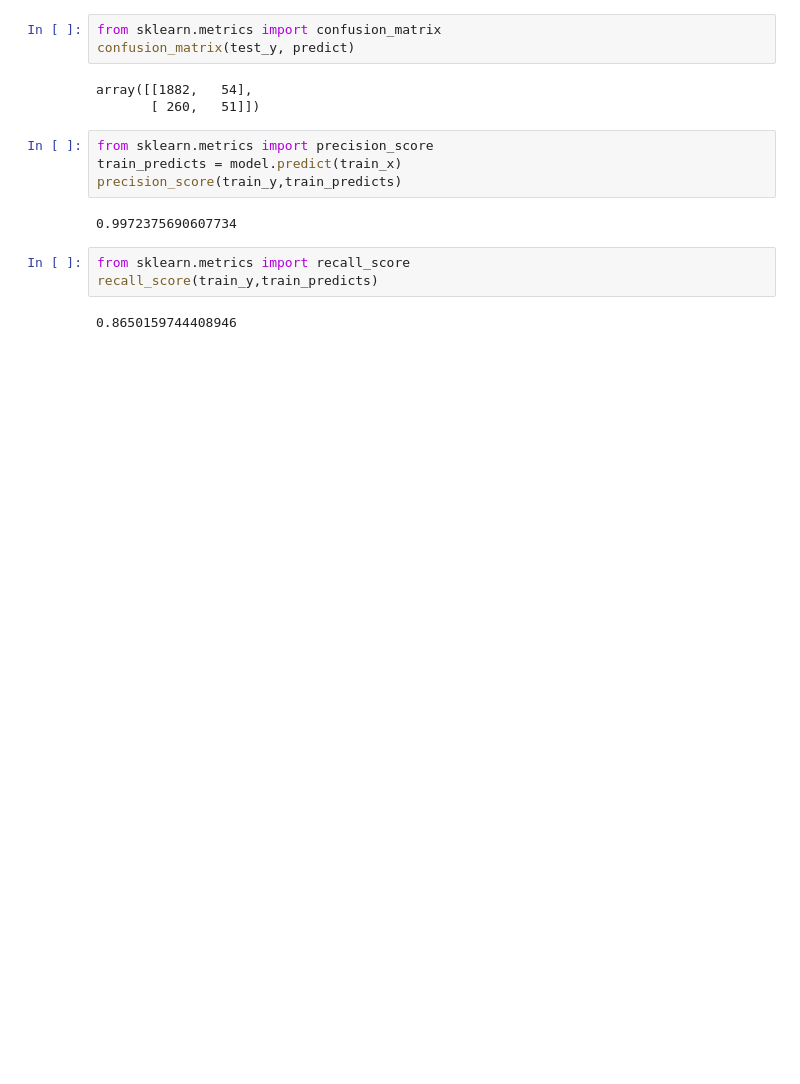
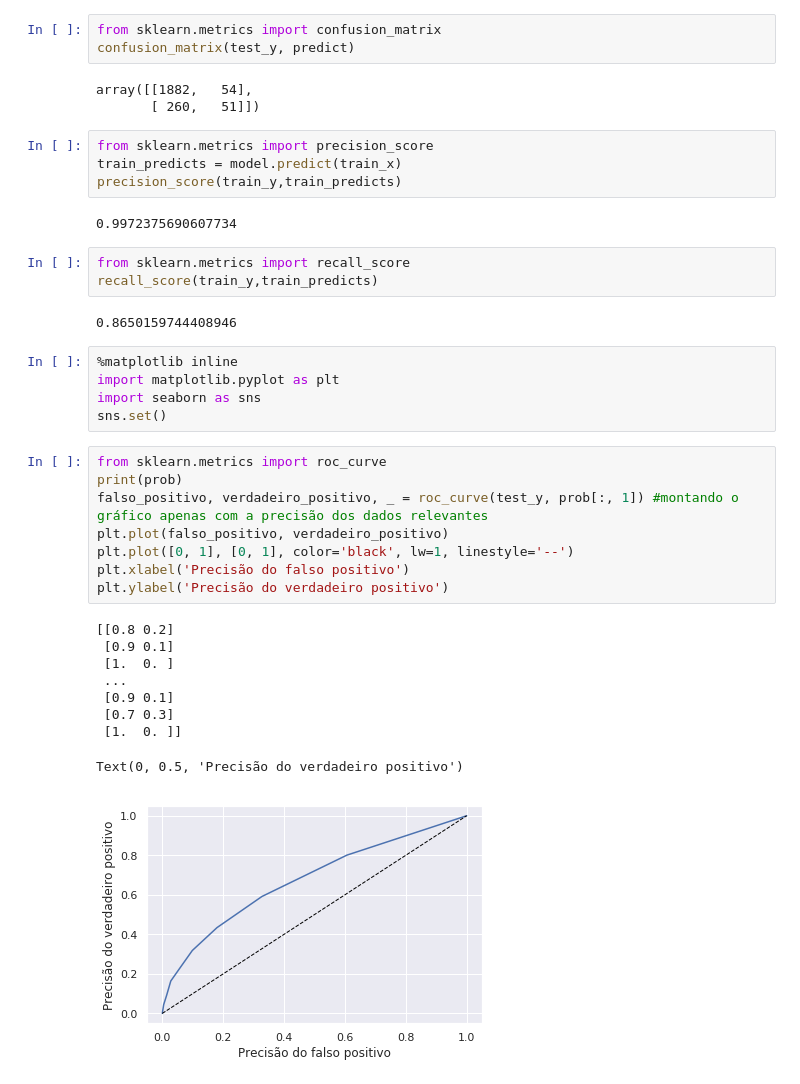
Before and after one commit to emersonleo/mudancas-climaticas, a Jupyter notebook: 2 modulo/atrasos-projeto.ipynb, the cells around one changed output. Drawn from its saved outputs; the diff is of its cells as text; blank space fills up the shorter version.

```diff
--- a/2 modulo/atrasos-projeto.ipynb
+++ b/2 modulo/atrasos-projeto.ipynb
@@ -54,3 +54,26 @@ from sklearn.metrics import recall_score
 recall_score(train_y,train_predicts)
 # %% [output]
 0.8650159744408946
+# %%
+%matplotlib inline
+import matplotlib.pyplot as plt
+import seaborn as sns
+sns.set()
+# %%
+from sklearn.metrics import roc_curve
+print(prob)
+falso_positivo, verdadeiro_positivo, _ = roc_curve(test_y, prob[:, 1]) #montando o gráfico apenas com a precisão dos dados relevantes
+plt.plot(falso_positivo, verdadeiro_positivo)
+plt.plot([0, 1], [0, 1], color='black', lw=1, linestyle='--')
+plt.xlabel('Precisão do falso positivo')
+plt.ylabel('Precisão do verdadeiro positivo')
+# %% [output]
+[[0.8 0.2]
+ [0.9 0.1]
+ [1.  0. ]
+ ...
+ [0.9 0.1]
+ [0.7 0.3]
+ [1.  0. ]]
+Text(0, 0.5, 'Precisão do verdadeiro positivo')
+[figure, added]
```
Also changed, not shown: parts of 3 cells of this notebook, 1 other file.
